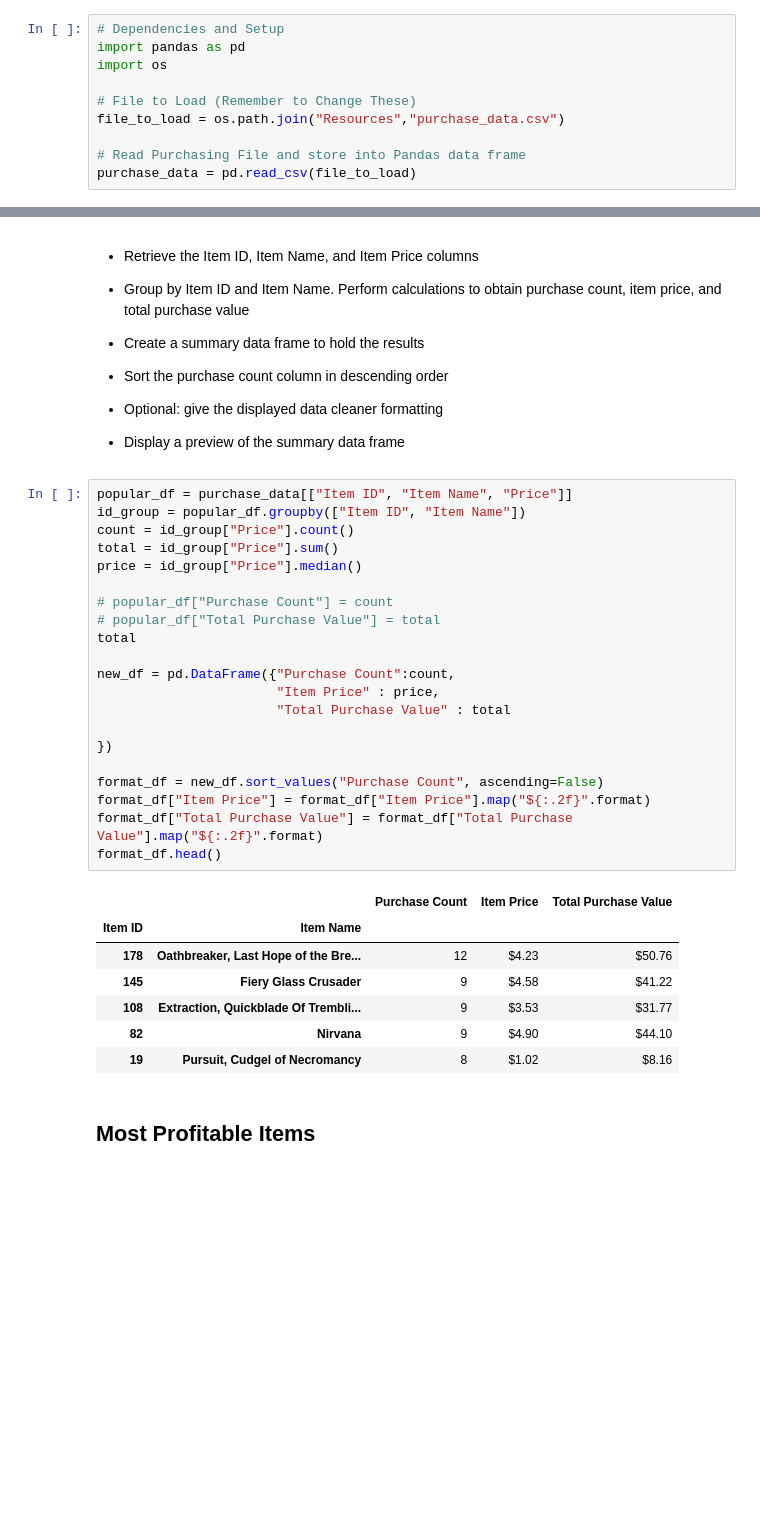
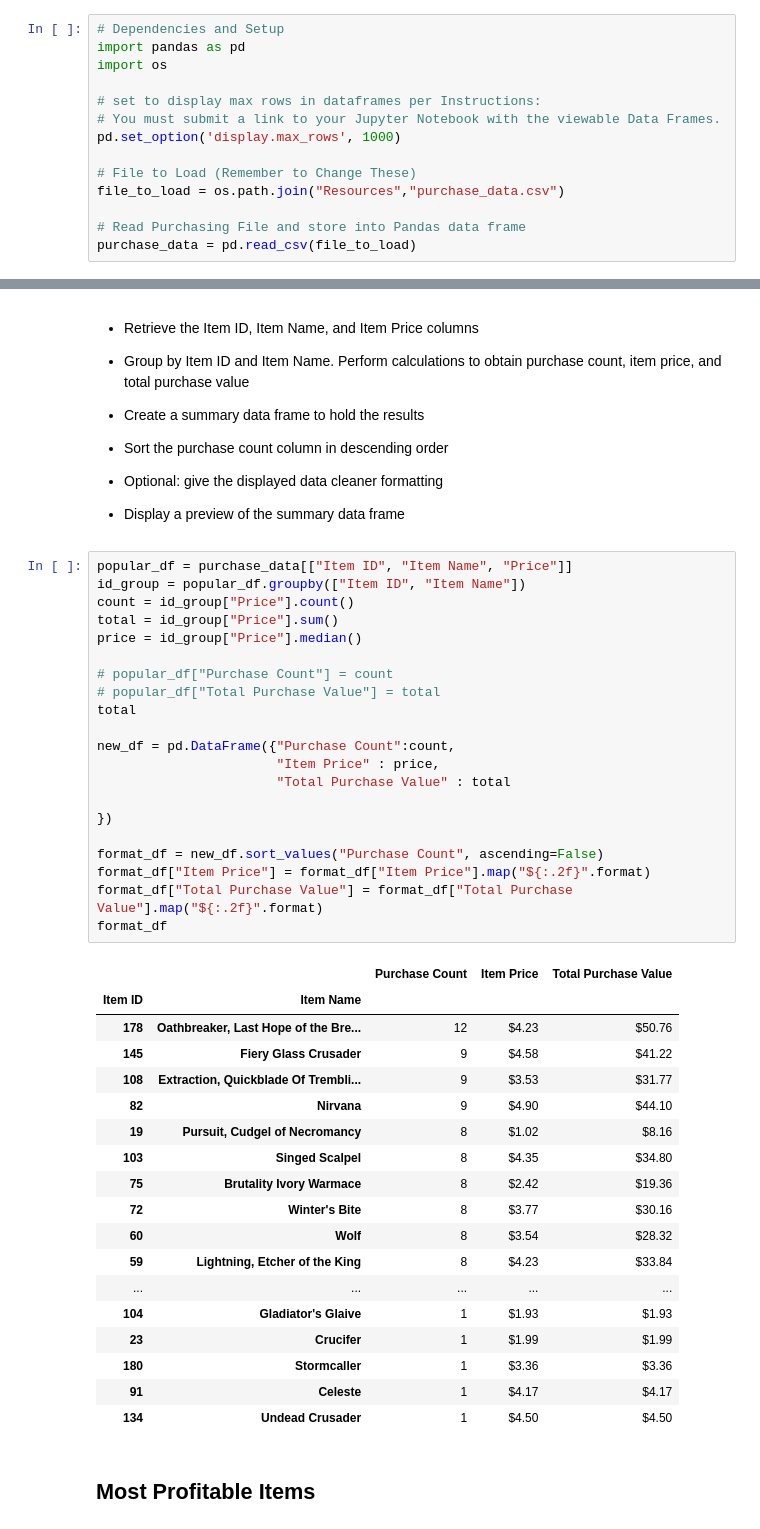
Before and after one commit to efrisch6/pandas-challenge, a Jupyter notebook: HeroesOfPymoli/HeroesOfPymoli_starter.ipynb, the cells around one changed output, grey strips where cells are left out. Drawn from its saved outputs; the diff is of its cells as text; blank space fills up the shorter version.

```diff
--- a/HeroesOfPymoli/HeroesOfPymoli_starter.ipynb
+++ b/HeroesOfPymoli/HeroesOfPymoli_starter.ipynb
@@ -5,6 +5,10 @@
 # Dependencies and Setup
 import pandas as pd
 import os
+
+# set to display max rows in dataframes per Instructions:
+# You must submit a link to your Jupyter Notebook with the viewable Data Frames.
+pd.set_option('display.max_rows', 1000)
 
 # File to Load (Remember to Change These)
 file_to_load = os.path.join("Resources","purchase_data.csv")
@@ -272,32 +287,43 @@ summary_df.head()
 # %%
 popular_df = purchase_data[["Item ID", "Item Name", "Price"]]
 id_group = popular_df.groupby(["Item ID", "Item Name"])
 count = id_group["Price"].count()
 total = id_group["Price"].sum()
 price = id_group["Price"].median()
 
 # popular_df["Purchase Count"] = count
 # popular_df["Total Purchase Value"] = total
 total
 
 new_df = pd.DataFrame({"Purchase Count":count,
                        "Item Price" : price,
                        "Total Purchase Value" : total
 
 })
 
 format_df = new_df.sort_values("Purchase Count", ascending=False)
 format_df["Item Price"] = format_df["Item Price"].map("${:.2f}".format)
 format_df["Total Purchase Value"] = format_df["Total Purchase Value"].map("${:.2f}".format)
-format_df.head()
+format_df
 # %% [output]
 |  |  | Purchase Count | Item Price | Total Purchase Value |
 | Item ID | Item Name |  |  |  |
 | 178 | Oathbreaker, Last Hope of the Bre... | 12 | $4.23 | $50.76 |
 | 145 | Fiery Glass Crusader | 9 | $4.58 | $41.22 |
 | 108 | Extraction, Quickblade Of Trembli... | 9 | $3.53 | $31.77 |
 | 82 | Nirvana | 9 | $4.90 | $44.10 |
 | 19 | Pursuit, Cudgel of Necromancy | 8 | $1.02 | $8.16 |
+| 103 | Singed Scalpel | 8 | $4.35 | $34.80 |
+| 75 | Brutality Ivory Warmace | 8 | $2.42 | $19.36 |
+| 72 | Winter's Bite | 8 | $3.77 | $30.16 |
+| 60 | Wolf | 8 | $3.54 | $28.32 |
+| 59 | Lightning, Etcher of the King | 8 | $4.23 | $33.84 |
+| ... | ... | ... | ... | ... |
+| 104 | Gladiator's Glaive | 1 | $1.93 | $1.93 |
+| 23 | Crucifer | 1 | $1.99 | $1.99 |
+| 180 | Stormcaller | 1 | $3.36 | $3.36 |
+| 91 | Celeste | 1 | $4.17 | $4.17 |
+| 134 | Undead Crusader | 1 | $4.50 | $4.50 |
 # %% [markdown]
 ## Most Profitable Items
 # %% [markdown]
```
Also changed, not shown: parts of 4 cells of this notebook, 1 other file.
